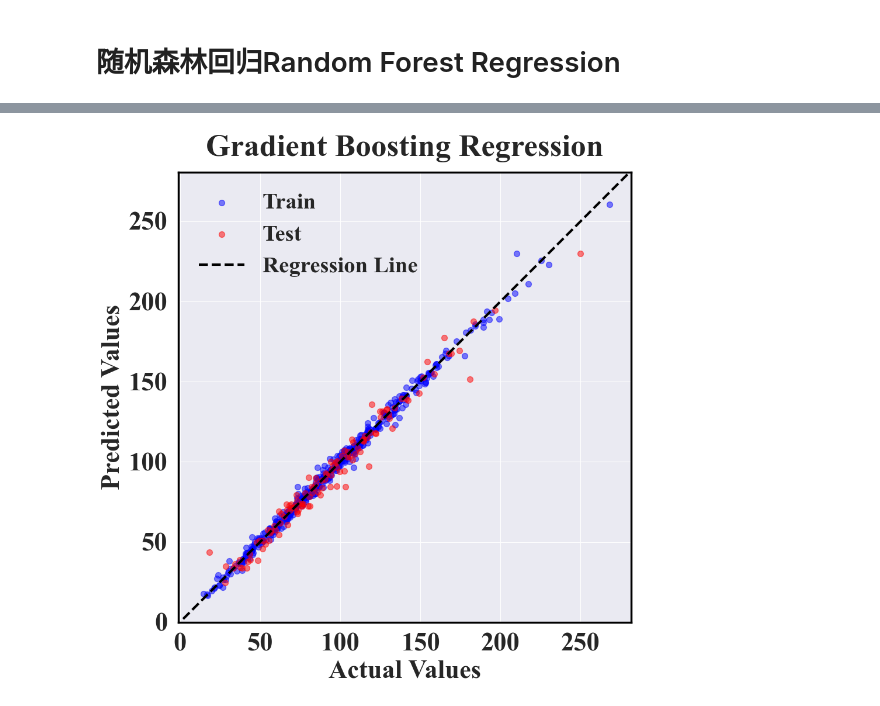
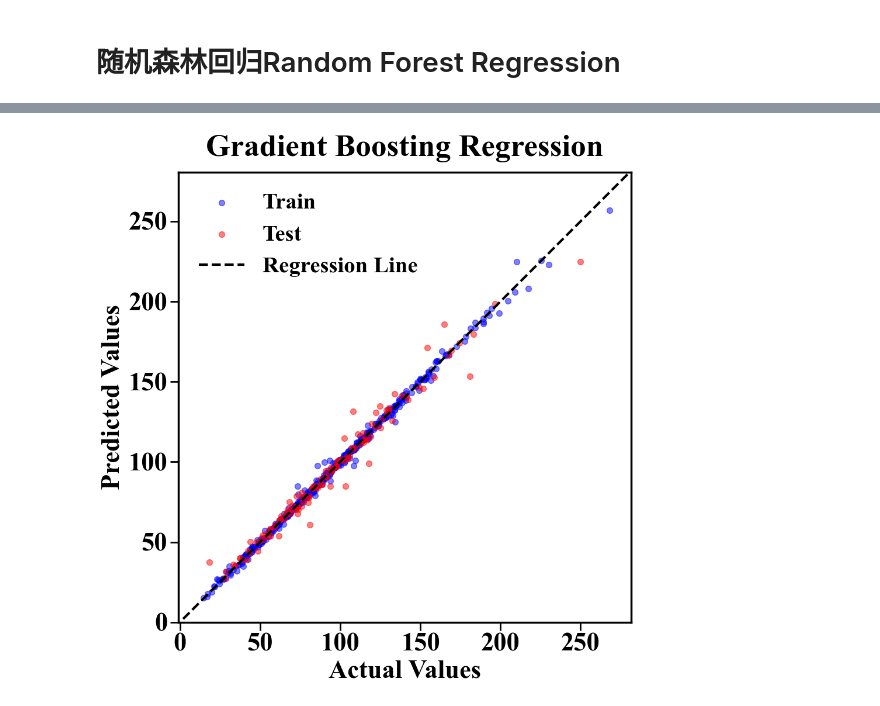
Before and after one commit to YYCHEN2001/Carbon_Cathode_New, a Jupyter notebook: 1_ML_results.ipynb, the cells around one changed output, grey strips where cells are left out. Cells and saved outputs as stored; diff of their text form; code cells hidden in the pictures.

```diff
--- a/1_ML_results.ipynb
+++ b/1_ML_results.ipynb
@@ -90,7 +90,7 @@ svr_metrics
 from sklearn.ensemble import RandomForestRegressor
 
 rfr = RandomForestRegressor(n_estimators=100,
-                            max_depth=15,
+                            max_depth=10,
                             min_samples_leaf=1,
                             min_samples_split=2,
                             max_features=1,
@@ -100,7 +100,7 @@ rfr.fit(X_train_scaled, y_train)
 y_train_pred = rfr.predict(X_train_scaled)
 y_test_pred = rfr.predict(X_test_scaled)
 
-rfr_metrics = metrics_to_dataframe(y_train, y_train_pred, y_test, y_test_pred, 'Randon Forest')
+rfr_metrics = metrics_to_dataframe(y_train, y_train_pred, y_test, y_test_pred, 'Randon Forest Regression')
 plot_actual_vs_predicted(y_train, y_train_pred, y_test, y_test_pred, 'Random Forest Regression','output/figures/rfr.png')
 
 rfr_metrics
@@ -113,24 +113,24 @@ rfr_metrics
 # %%
 from sklearn.ensemble import GradientBoostingRegressor
 
-gbr = GradientBoostingRegressor(n_estimators=100,
+gbr = GradientBoostingRegressor(n_estimators=270,
                                 alpha=0.001,
-                                learning_rate=0.18,
-                                max_depth=8,
-                                max_features=0.2,
-                                min_samples_leaf=4,
-                                min_samples_split=2,
-                                subsample=0.7,
+                                learning_rate=0.1,
+                                max_depth=17,
+                                max_features=0.89,
+                                min_samples_leaf=9,
+                                min_samples_split=4,
+                                subsample=0.68,
                                 random_state=21)
 gbr.fit(X_train_scaled, y_train)
 
 y_train_pred = gbr.predict(X_train_scaled)
 y_test_pred = gbr.predict(X_test_scaled)
 
-gbr_metrics = metrics_to_dataframe(y_train, y_train_pred, y_test, y_test_pred, 'GBR')
+gbr_metrics = metrics_to_dataframe(y_train, y_train_pred, y_test, y_test_pred, 'Gradient Boosting Regression')
 plot_actual_vs_predicted(y_train, y_train_pred, y_test, y_test_pred, 'Gradient Boosting Regression','output/figures/gbr.png')
 
 gbr_metrics
 # %% [output]
-[figure, old version]
+[figure, new version]
 |  | model | R2_train | MAE_train | MAPE_train | RMSE_train | R2_test | MAE_test | MAPE_test | RMSE_test |
```
Also changed, not shown: parts of 10 cells of this notebook, 9 other files.
